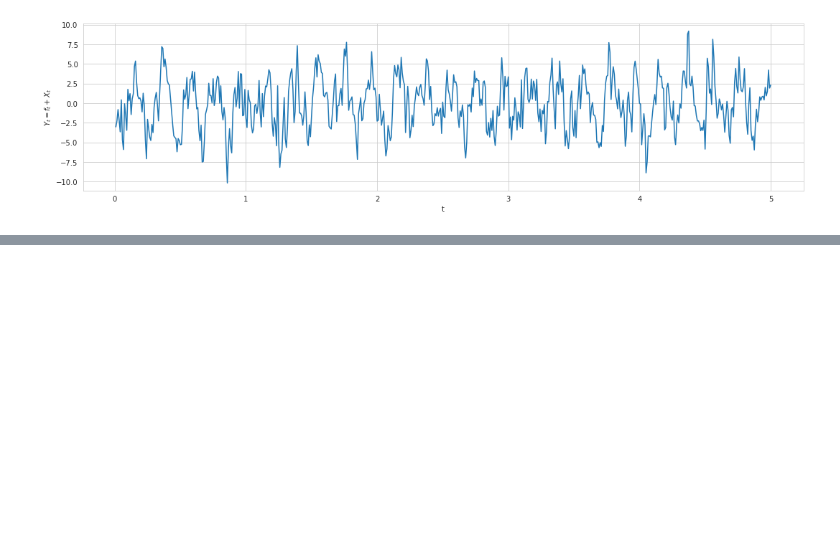
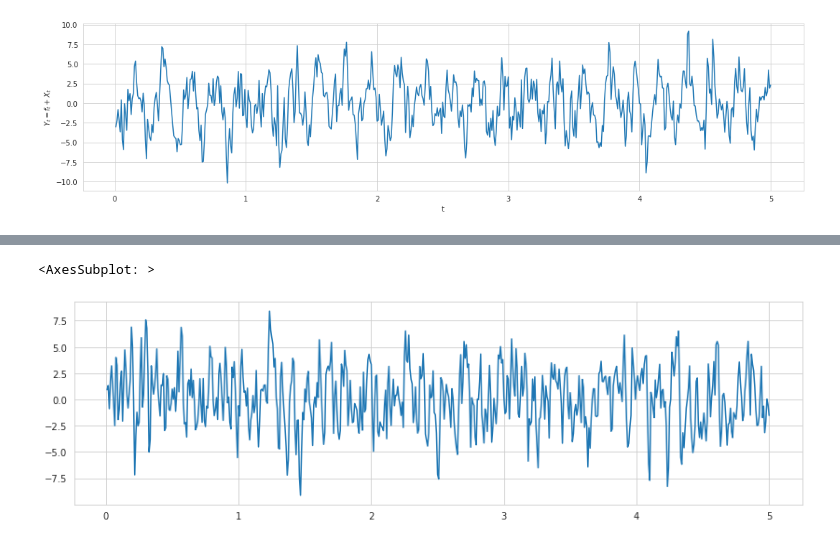
Before and after one commit to WHITSNAK/sta542-sp23, a Jupyter notebook: hw2/hw2.ipynb, the cells around one changed output, grey strips where cells are left out. Saved outputs shown, nothing was run; the diff lists cells and outputs as text; code cells hidden in the pictures; blank space fills up the shorter version.

Commit message:
add plot3

```diff
--- a/hw2/hw2.ipynb
+++ b/hw2/hw2.ipynb
@@ -79,3 +80,8 @@ SARIMAX Results
 | Prob(H) (two-sided): | 0.59 | Kurtosis: | 3.29 |
 Warnings:
 [1] Covariance matrix calculated using the outer product of gradients (complex-step).
+# %%
+arima.simulate(600).plot(figsize=(14, 4))
+# %% [output]
+<AxesSubplot: >
+[figure, added]
```
Also changed, not shown: parts of 5 cells of this notebook, 1 other file.
